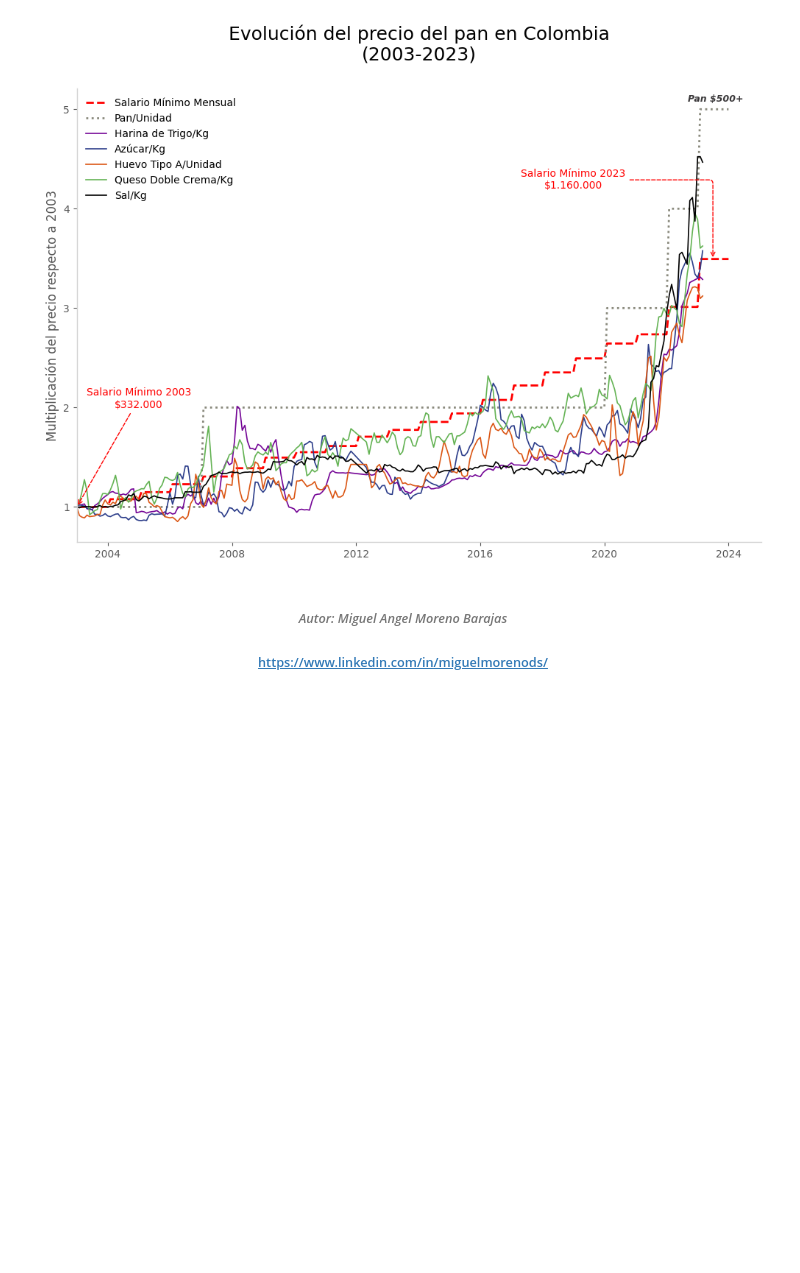
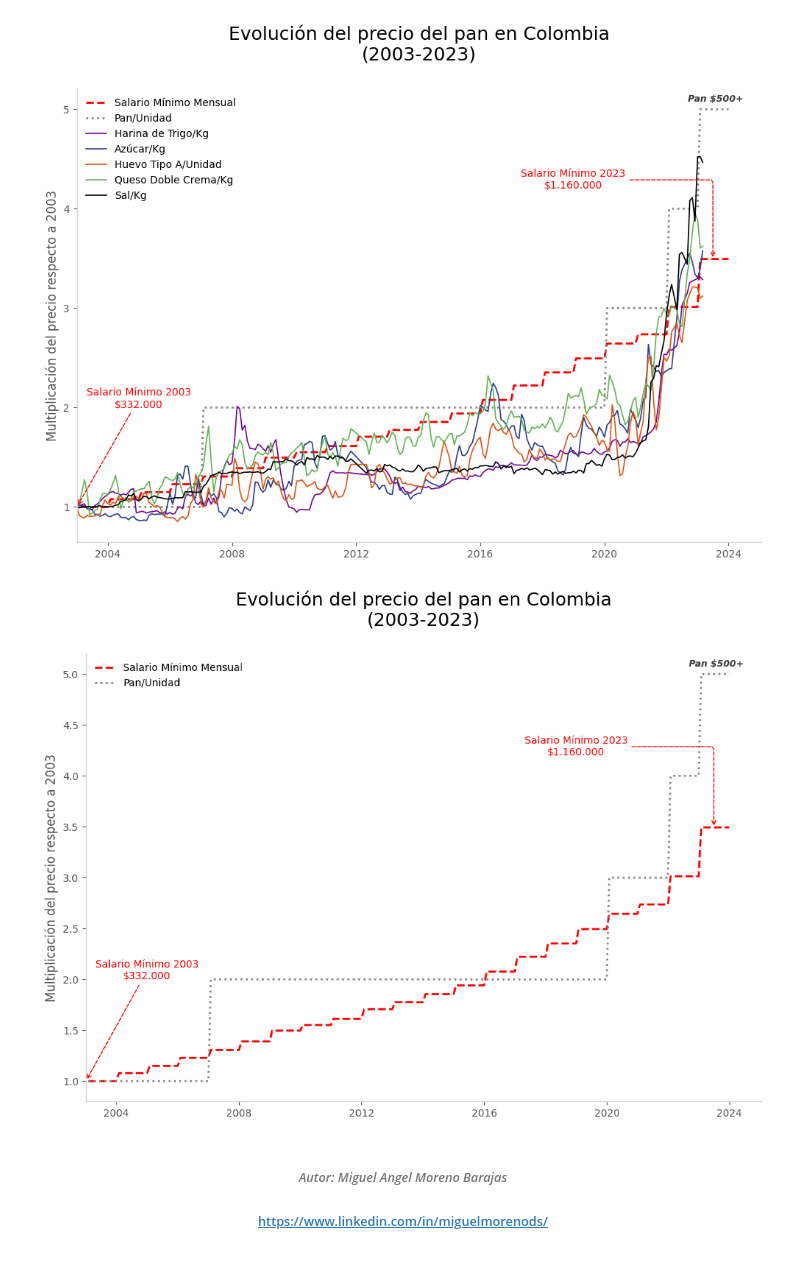
Before and after one commit to MiguelEconomics/bread_price, a Jupyter notebook: bread_price.ipynb, the cells around one changed output. Drawn from its saved outputs; the diff is of its cells as text; code cells hidden in the pictures; blank space fills up the shorter version.

Commit message:
bread_price vs minimun_salary

```diff
--- a/bread_price.ipynb
+++ b/bread_price.ipynb
@@ -342,6 +352,57 @@ plt.xlim(pd.Timestamp('2003-01-01'))
 plt.show()
 # %% [output]
 [figure]
+# %%
+fig, ax = plt.subplots(figsize=(12, 8))
+
+ax.plot(monthly_salary_df['date'], monthly_salary_df['salary_base_100'], linewidth=2, color='red', linestyle='--')
+ax.plot(bread_price['date'], bread_price['price_base_100'], linewidth=2, color='#8a8a7d', linestyle='dotted')
+
+# ax.plot(wheat['date'], wheat['price_base_100'], linewidth=1.2, color='#740596')
+# ax.plot(sugar['date'], sugar['price_base_100'], linewidth=1.2, color='#2c3d8a')
+# ax.plot(eggs_A['date'], eggs_A['price_base_100'], linewidth=1.2, color='#db5614')
+# ax.plot(cheese['date'], cheese['price_base_100'], linewidth=1.2, color='#64b354')
+# ax.plot(salt['date'], salt['price_base_100'], linewidth=1.2, color='black')
+
+
+ax.set_title('Evolución del precio del pan en Colombia\n(2003-2023)', y=1.05, fontsize=18)
+ax.set_ylabel('Multiplicación del precio respecto a 2003')
+ax.legend(['Salario Mínimo Mensual', 'Pan/Unidad'], frameon=False)
+
+annotation1 = ax.annotate('Salario Mínimo 2003\n$332.000',
+                          xy=(pd.Timestamp('2003-01-01'), 1),
+                          xytext=(pd.Timestamp('2005-01-01'), 2),
+                          xycoords='data',
+                          ha='center',
+                          color='red',
+                          arrowprops=dict(arrowstyle='->', connectionstyle='arc3', color='red', lw=1, linestyle='dashed')
+                         )
+
+annotation2 = ax.annotate('Salario Mínimo 2023\n$1.160.000',
+                          xy=(pd.Timestamp('2023-06-30'), 3.49),
+                          xytext=(pd.Timestamp('2019-01-01'), 4.2),
+                          xycoords='data',
+                          ha='center',
+                          color='red',
+                          arrowprops=dict(arrowstyle='->', connectionstyle='angle, angleA=180, angleB=-90, rad=5',
+                                          color='red', lw=1, linestyle='dashed'))
+
+ax.annotate('Pan $500+',
+             xy=(pd.Timestamp('2023-07-30'), 5.1),
+             rotation=0,
+             va='center',
+             ha='center',
+             color="#3b393b",
+             fontweight='bold',
+             fontstyle='italic',
+             size=9
+             )
+
+plt.xlim(pd.Timestamp('2003-01-01'))
+
+plt.show()
+# %% [output]
+[figure, added]
 # %% [markdown]
 ### <h6 align="center" style="font-size:2vw"><i> Autor: Miguel Angel Moreno Barajas </i><h6/>
 ### <h6 align="center" style="font-size:2vw"><a href="https://www.linkedin.com/in/miguelmorenods/" target="_blank">https://www.linkedin.com/in/miguelmorenods/</a><h6/>
```
Also changed, not shown: parts of 1 cell of this notebook.
